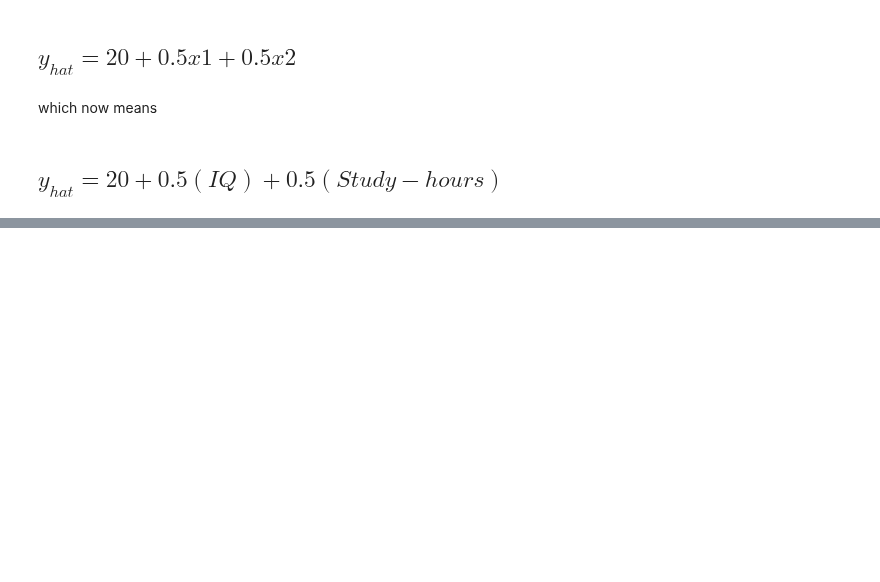
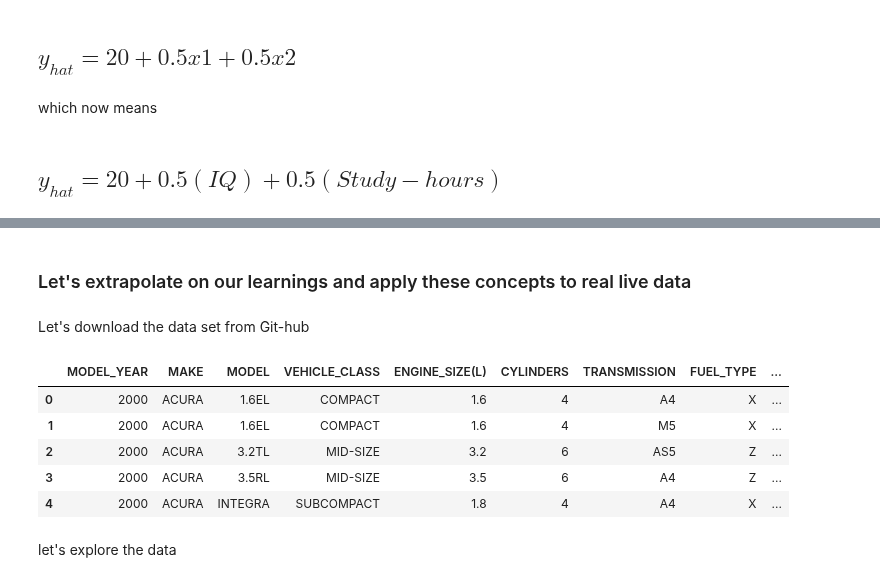
Before and after one commit to Lawrence-Krukrubo/Machine_Learning, a Jupyter notebook: coefficients_of_multiple_linear_regression.ipynb, the cells around one changed output, grey strips where cells are left out. Drawn from its saved outputs; the diff is of its cells as text; code cells hidden in the pictures; blank space fills up the shorter version.

```diff
--- a/coefficients_of_multiple_linear_regression.ipynb
+++ b/coefficients_of_multiple_linear_regression.ipynb
@@ -168,0 +174,4 @@ which now means
+# %% [markdown]
+### Let's extrapolate on our learnings and apply these concepts to real live data
+# %% [markdown]
+Let's download the data set from Git-hub
@@ -168,0 +184,13 @@ which now means
+# %%
+fuel_df = pd.read_csv(data, na_values=missing_data)
+
+fuel_df.head()
+# %% [output]
+|  | MODEL_YEAR | MAKE | MODEL | VEHICLE_CLASS | ENGINE_SIZE(L) | CYLINDERS | TRANSMISSION | FUEL_TYPE | ... |
+| 0 | 2000 | ACURA | 1.6EL | COMPACT | 1.6 | 4 | A4 | X | ... |
+| 1 | 2000 | ACURA | 1.6EL | COMPACT | 1.6 | 4 | M5 | X | ... |
+| 2 | 2000 | ACURA | 3.2TL | MID-SIZE | 3.2 | 6 | AS5 | Z | ... |
+| 3 | 2000 | ACURA | 3.5RL | MID-SIZE | 3.5 | 6 | A4 | Z | ... |
+| 4 | 2000 | ACURA | INTEGRA | SUBCOMPACT | 1.8 | 4 | A4 | X | ... |
+# %% [markdown]
+let's explore the data
```
Also changed, not shown: parts of 70 cells of this notebook.
